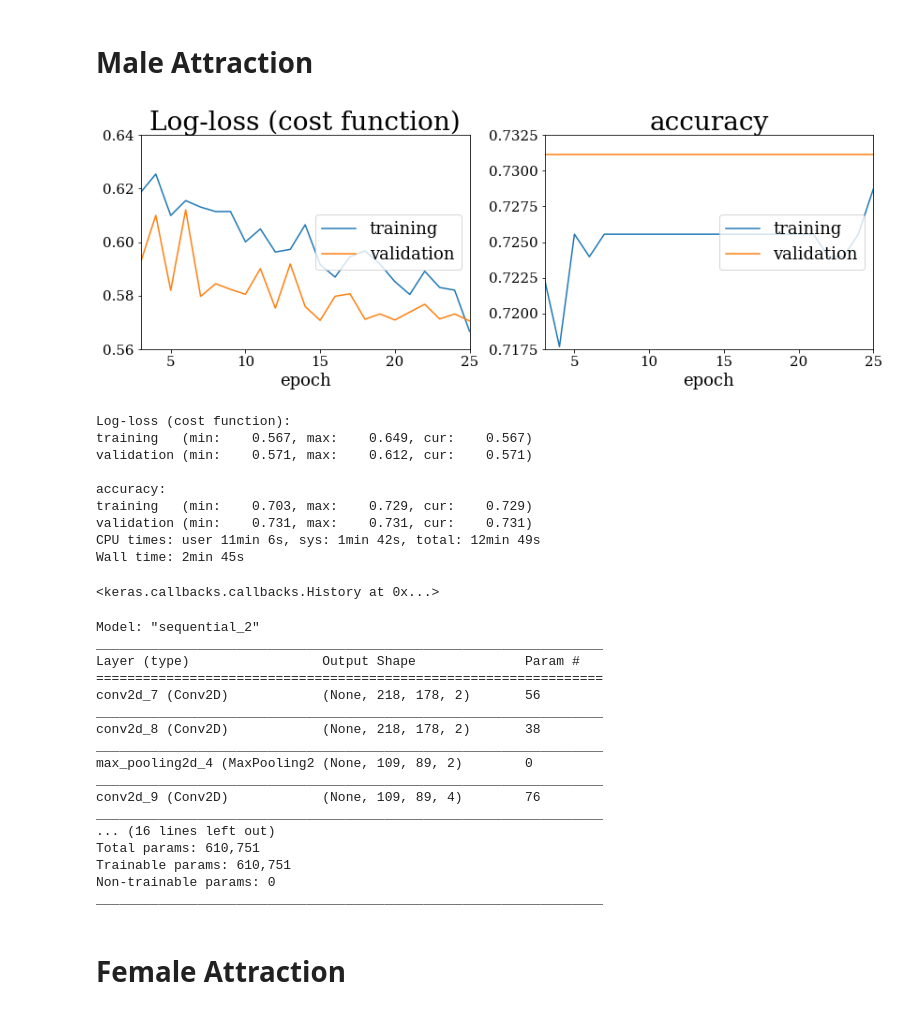
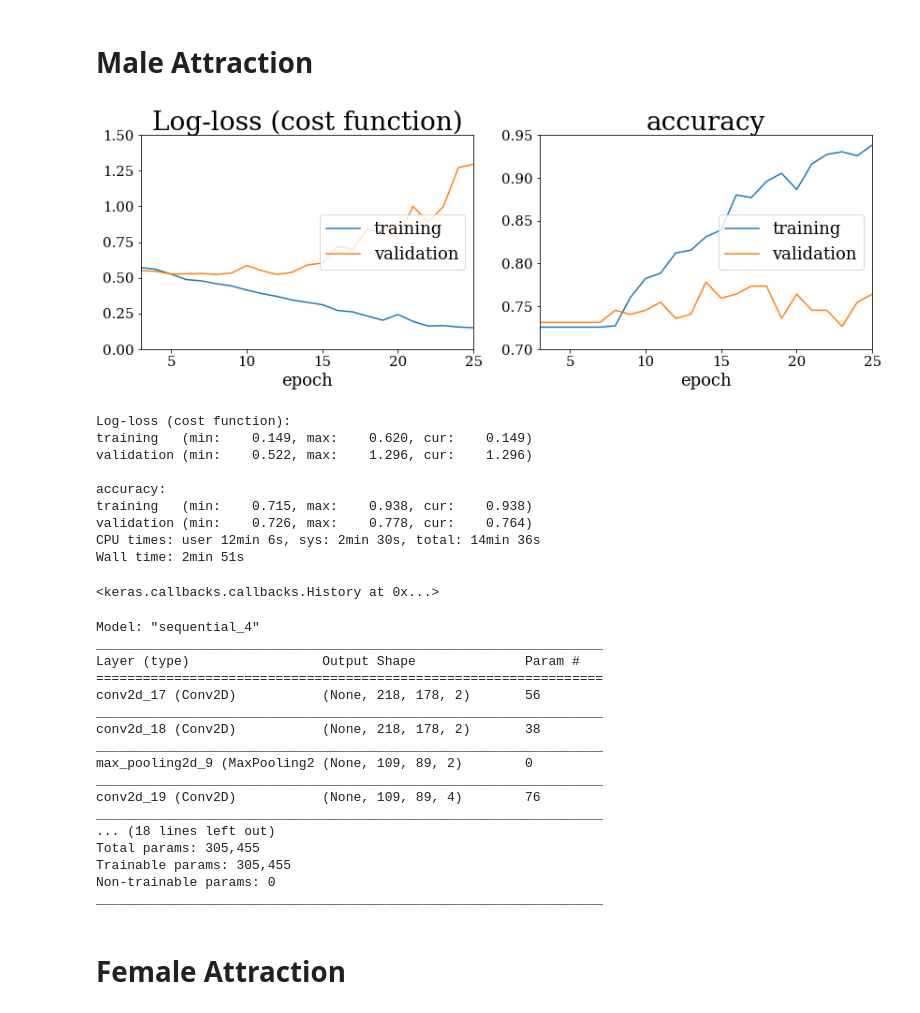
Before and after one commit to Aaronhjlee/Facial_Feature_Predictor, a Jupyter notebook: src/deployment_pt2.ipynb, the cells around one changed output. Saved outputs shown, nothing was run; the diff lists cells and outputs as text; code cells hidden in the pictures.

```diff
--- a/src/deployment_pt2.ipynb
+++ b/src/deployment_pt2.ipynb
@@ -166,64 +166,66 @@ _________________________________________________________________
 %%time
 
 print('Training gender model! (might take a while)')
 cnn_m = Sequential()
 input_img = (218, 178, 3)
 batch_size=32
 epochs=25
 
 # layer 1
 cnn_m.add(Conv2D(2, (3, 3), activation='relu', padding='same', input_shape=input_img))
 cnn_m.add(Conv2D(2, (3, 3), activation='relu', padding='same'))
 cnn_m.add(MaxPooling2D((2, 2), strides=(2,2)))
 # layer 2
 cnn_m.add(Conv2D(4, (3, 3), activation='relu', padding='same'))
 cnn_m.add(Conv2D(4, (3, 3), activation='relu', padding='same'))
 cnn_m.add(MaxPooling2D((2, 2), strides=(2,2)))
+# layer 3
+cnn_m.add(Conv2D(8, (3, 3), activation='relu', padding='same'))
+cnn_m.add(Conv2D(8, (3, 3), activation='relu', padding='same'))
+cnn_m.add(MaxPooling2D((2, 2), strides=(2,2)))
 # flatten and add 3 FC layers
 cnn_m.add(Flatten())
 cnn_m.add(Dense(64, activation='relu'))
-cnn_m.add(Dropout(0.5))
-cnn_m.add(Dense(32, activation='relu'))
 cnn_m.add(Dropout(0.5))
 cnn_m.add(Dense(1, activation='sigmoid'))
 
 cnn_m.compile(optimizer='adam', loss='binary_crossentropy', metrics=['accuracy'])
 cnn_m.fit(Xm_train, ym_train,
         epochs=epochs,
         batch_size=batch_size,
         validation_data=(Xm_test, ym_test),
         callbacks=[PlotLossesCallback()],
         verbose=1)
 # %% [output]
-[figure, old version]
+[figure, new version]
 Log-loss (cost function):
-training   (min:    0.567, max:    0.649, cur:    0.567)
-validation (min:    0.571, max:    0.612, cur:    0.571)
+training   (min:    0.149, max:    0.620, cur:    0.149)
+validation (min:    0.522, max:    1.296, cur:    1.296)
 
 accuracy:
-training   (min:    0.703, max:    0.729, cur:    0.729)
-validation (min:    0.731, max:    0.731, cur:    0.731)
-CPU times: user 11min 6s, sys: 1min 42s, total: 12min 49s
-Wall time: 2min 45s
+training   (min:    0.715, max:    0.938, cur:    0.938)
+validation (min:    0.726, max:    0.778, cur:    0.764)
+CPU times: user 12min 6s, sys: 2min 30s, total: 14min 36s
+Wall time: 2min 51s
 <keras.callbacks.callbacks.History at 0x...>
 # %%
 cnn_m.summary()
 # %% [output]
-Model: "sequential_2"
+Model: "sequential_4"
 _________________________________________________________________
 Layer (type)                 Output Shape              Param #
 =================================================================
-conv2d_7 (Conv2D)            (None, 218, 178, 2)       56
+conv2d_17 (Conv2D)           (None, 218, 178, 2)       56
 _________________________________________________________________
-conv2d_8 (Conv2D)            (None, 218, 178, 2)       38
+conv2d_18 (Conv2D)           (None, 218, 178, 2)       38
 _________________________________________________________________
-max_pooling2d_4 (MaxPooling2 (None, 109, 89, 2)        0
+max_pooling2d_9 (MaxPooling2 (None, 109, 89, 2)        0
 _________________________________________________________________
-conv2d_9 (Conv2D)            (None, 109, 89, 4)        76
+conv2d_19 (Conv2D)           (None, 109, 89, 4)        76
 _________________________________________________________________
-... (16 lines left out)
-Total params: 610,751
-Trainable params: 610,751
+... (18 lines left out)
+Total params: 305,455
+Trainable params: 305,455
 Non-trainable params: 0
 _________________________________________________________________
 # %% [markdown]
```
Also changed, not shown: 11 other files.
